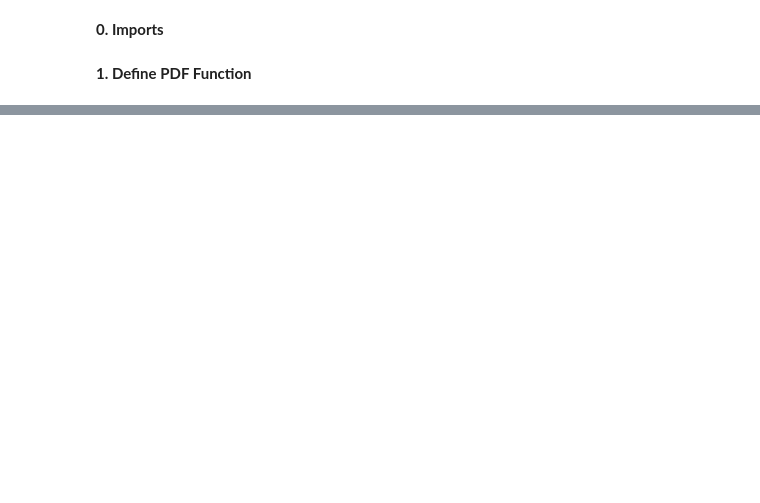
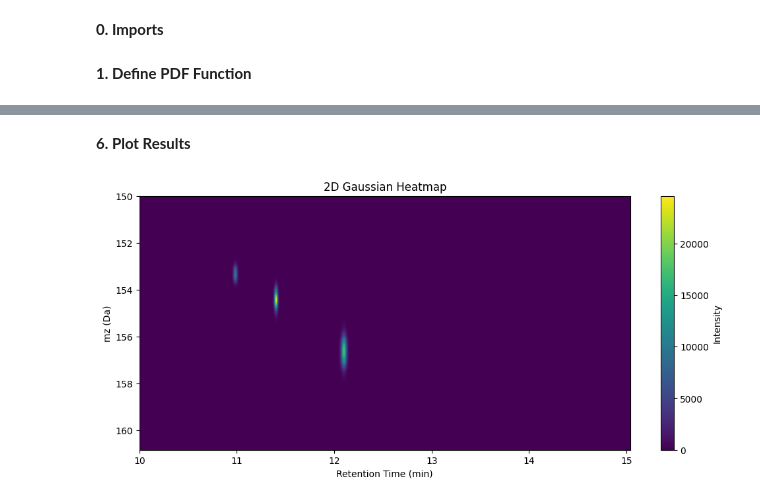
Before and after one commit to VictorGiuPer/PeakSeparationThesis, a Jupyter notebook: GenData/step2_peaks.ipynb, the cells around one changed output, grey strips where cells are left out. Saved outputs shown, nothing was run; the diff lists cells and outputs as text; code cells hidden in the pictures; blank space fills up the shorter version.

Commit message:
Peak in Grid Generation Draft 1

```diff
--- a/GenData/step2_peaks.ipynb
+++ b/GenData/step2_peaks.ipynb
@@ -72,6 +90,7 @@ peak_params = [
 # %%
-grid_with_intensity = create_grid_with_gaussian(rt_axis=rt_axis, mz_axis=mz_axis,
-                                                peak_params=peak_params, peak_height=peak_height)
+grid_gaussians = create_grid_with_gaussian(rt_axis=rt_axis,
+                                           mz_axis=mz_axis,
+                                           peak_params=peak_params)
 
-print(grid_with_intensity.head())
+grid_gaussians.head()
 # %% [output]
@@ -94,0 +103,51 @@ rt
+# %% [markdown]
+**6. Plot Results**
+# %%
+def plot_heatmap_from_irregular_data(df, title="2D Gaussian Heatmap", zoom=False, mz_points=1000):
+    import numpy as np
+    import matplotlib.pyplot as plt
+    from scipy.interpolate import interp1d
+
+    # Step 1: Get rt values (as X-axis)
+    rt_values = df["rt"].values
+
+    # Step 2: Define a common mz grid over full range (Y-axis)
+    all_mz = np.concatenate(df["mz"].values)
+    mz_min, mz_max = all_mz.min(), all_mz.max()
+    common_mz = np.linspace(mz_min, mz_max, mz_points)
+
+    # Step 3: Interpolate each mz-intensity pair to the common mz grid
+    interpolated_matrix = []
+    for mz, intensity in zip(df["mz"], df["intensities"]):
+        mz = np.array(mz)
+        intensity = np.array(intensity)
+
+        # Interpolate intensities onto the common mz grid
+        interp = interp1d(mz, intensity, kind='linear', bounds_error=False, fill_value=0)
+        interpolated_intensity = interp(common_mz)
+        interpolated_matrix.append(interpolated_intensity)
+
+    # Step 4: Convert list of arrays to a 2D numpy array
+    intensity_matrix = np.array(interpolated_matrix)
+
+    # Step 5: Plot the heatmap
+    plt.figure(figsize=(12, 5))
+    plt.imshow(intensity_matrix,
+               extent=[rt_values[0], rt_values[-1], common_mz[-1], common_mz[0]],
+               aspect='auto',
+               cmap='viridis')
+    plt.colorbar(label='Intensity')
+    plt.xlabel('Retention Time (min)')
+    plt.ylabel('mz (Da)')
+    plt.title(title)
+
+    # Optional zoom
+    if zoom:
+        plt.xlim(zoom.get('xlim', (rt_values[0], rt_values[-1])))
+        plt.ylim(zoom.get('ylim', (common_mz[0], common_mz[-1])))
+
+    plt.show()
+
+plot_heatmap_from_irregular_data(df=grid_gaussians)
+# %% [output]
+[figure, added]
```
Also changed, not shown: parts of 8 cells of this notebook.
